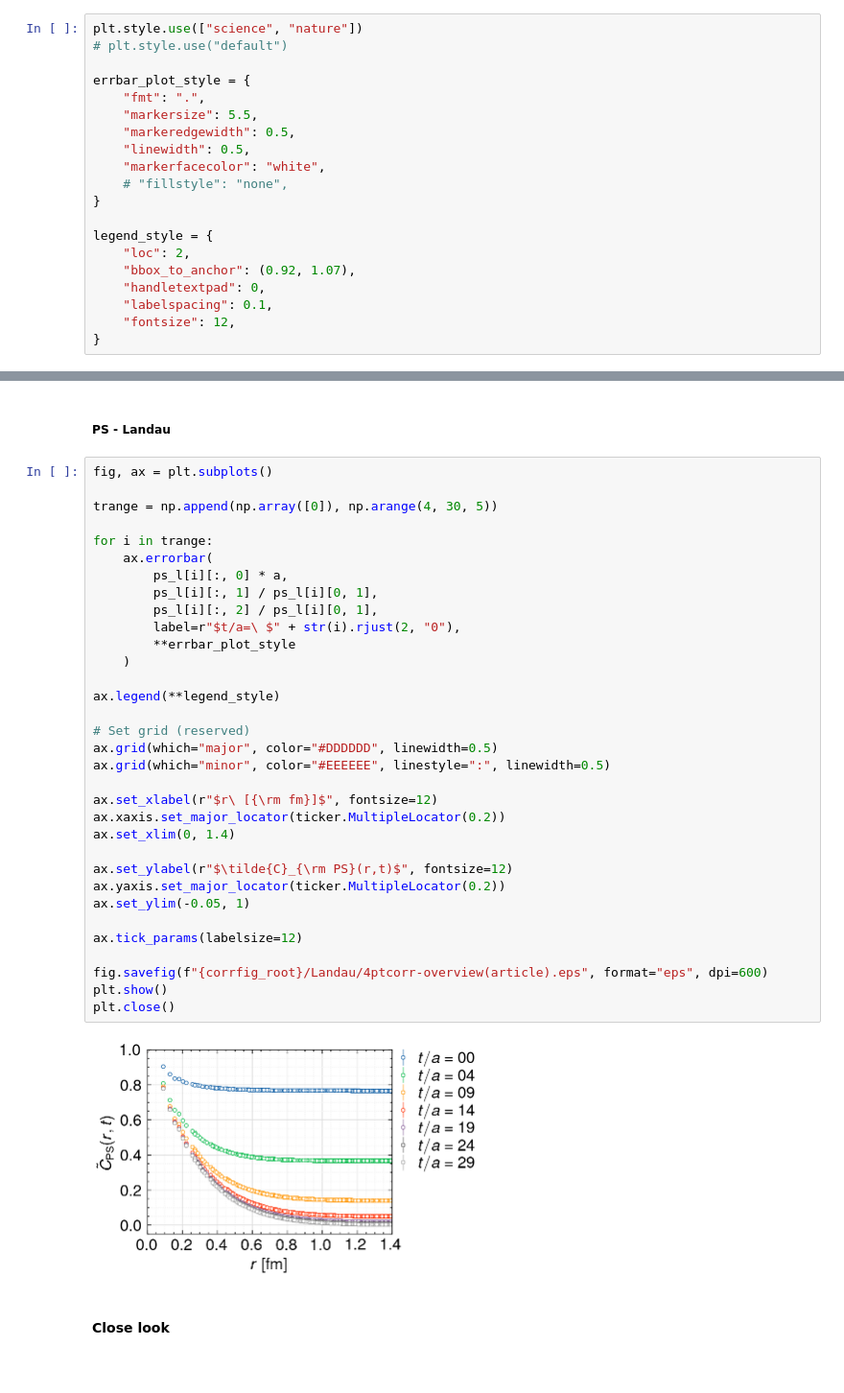
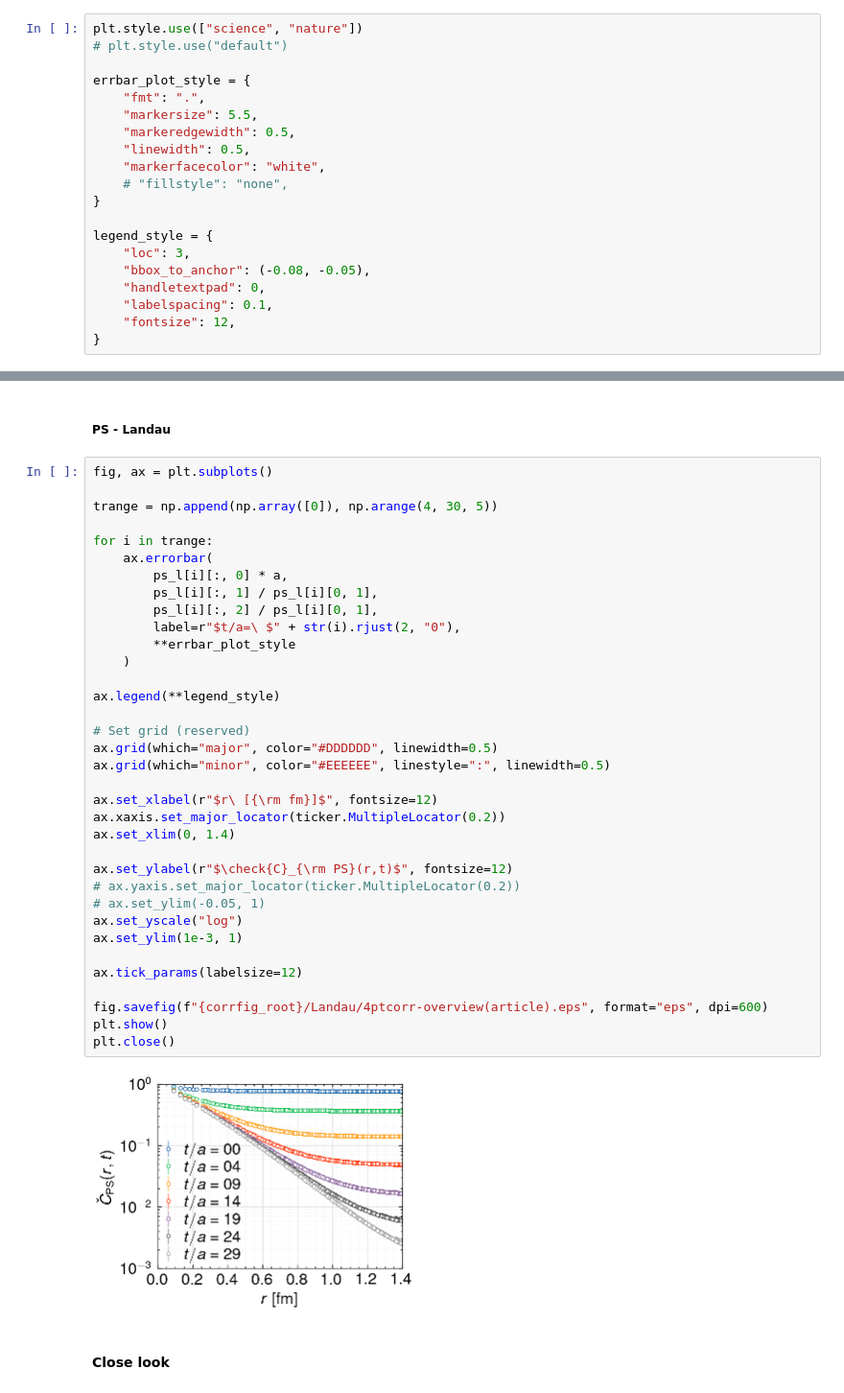
Before and after one commit to tinikov/lqcd, a Jupyter notebook: ccbar:analysis/4pt-analysis.ipynb, the cells around one changed output, grey strips where cells are left out. Shown at 96% size. Drawn from its saved outputs; the diff is of its cells as text.

```diff
--- a/ccbar:analysis/4pt-analysis.ipynb
+++ b/ccbar:analysis/4pt-analysis.ipynb
@@ -239,8 +239,8 @@ errbar_plot_style = {
 }
 
 legend_style = {
-    "loc": 2,
-    "bbox_to_anchor": (0.92, 1.07),
+    "loc": 3,
+    "bbox_to_anchor": (-0.08, -0.05),
     "handletextpad": 0,
     "labelspacing": 0.1,
     "fontsize": 12,
@@ -288,37 +290,39 @@ plt.close()
 fig, ax = plt.subplots()
 
 trange = np.append(np.array([0]), np.arange(4, 30, 5))
 
 for i in trange:
     ax.errorbar(
         ps_l[i][:, 0] * a,
         ps_l[i][:, 1] / ps_l[i][0, 1],
         ps_l[i][:, 2] / ps_l[i][0, 1],
         label=r"$t/a=\ $" + str(i).rjust(2, "0"),
         **errbar_plot_style
     )
 
 ax.legend(**legend_style)
 
 # Set grid (reserved)
 ax.grid(which="major", color="#DDDDDD", linewidth=0.5)
 ax.grid(which="minor", color="#EEEEEE", linestyle=":", linewidth=0.5)
 
 ax.set_xlabel(r"$r\ [{\rm fm}]$", fontsize=12)
 ax.xaxis.set_major_locator(ticker.MultipleLocator(0.2))
 ax.set_xlim(0, 1.4)
 
-ax.set_ylabel(r"$\tilde{C}_{\rm PS}(r,t)$", fontsize=12)
-ax.yaxis.set_major_locator(ticker.MultipleLocator(0.2))
-ax.set_ylim(-0.05, 1)
+ax.set_ylabel(r"$\check{C}_{\rm PS}(r,t)$", fontsize=12)
+# ax.yaxis.set_major_locator(ticker.MultipleLocator(0.2))
+# ax.set_ylim(-0.05, 1)
+ax.set_yscale("log")
+ax.set_ylim(1e-3, 1)
 
 ax.tick_params(labelsize=12)
 
 fig.savefig(f"{corrfig_root}/Landau/4ptcorr-overview(article).eps", format="eps", dpi=600)
 plt.show()
 plt.close()
 # %% [output]
-[figure, old version]
+[figure, new version]
 # %% [markdown]
 #### Close look
 # %% [markdown]
```
Also changed, not shown: parts of 20 cells of this notebook, 1 other file.
